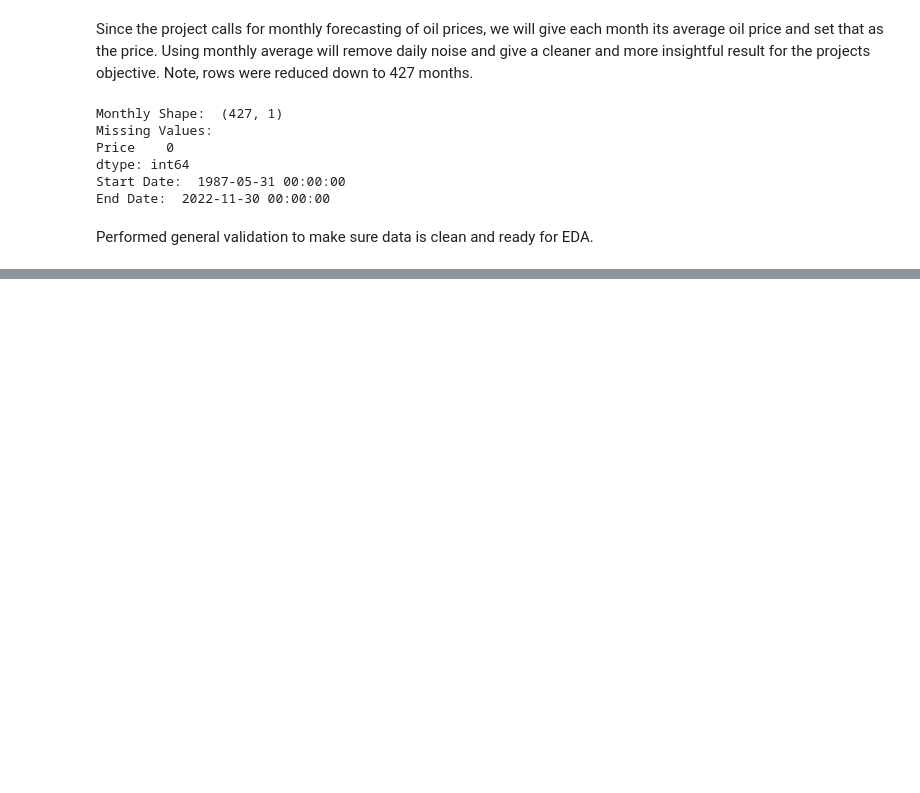
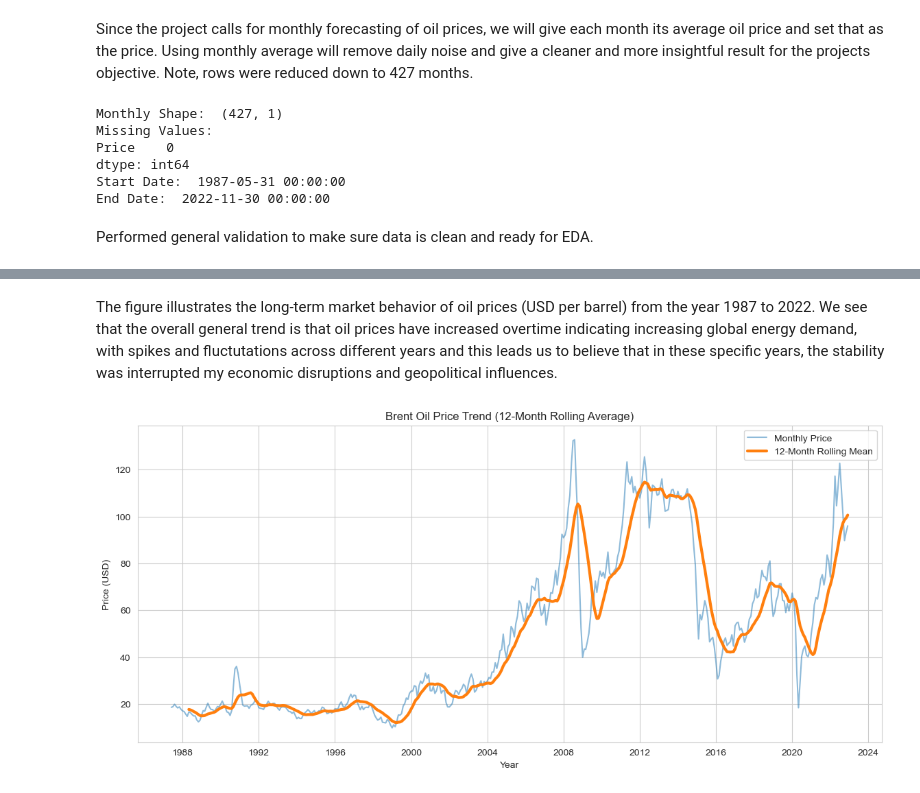
Before and after one commit to hamadmoe/dsai3301-project, a Jupyter notebook: CODE.ipynb, the cells around one changed output, grey strips where cells are left out. Cells and saved outputs as stored; diff of their text form; code cells hidden in the pictures; blank space fills up the shorter version.

```diff
--- a/CODE.ipynb
+++ b/CODE.ipynb
@@ -165,0 +184,36 @@ Performed general validation to make sure data is clean and ready for EDA.
+# %% [markdown]
+The figure illustrates the long-term market behavior of oil prices (USD per barrel) from the year 1987 to 2022. We see that the overall general trend is that oil prices have increased overtime indicating increasing global energy demand, with spikes and fluctutations across different years and this leads us to believe that in these specific years, the stability was interrupted my economic disruptions and geopolitical influences.
+# %%
+monthly_df['Rolling12'] = (
+    monthly_df['Price']
+    .rolling(window=12)
+    .mean()
+)
+
+plt.figure(figsize=(14,6))
+
+plt.plot(
+    monthly_df.index,
+    monthly_df['Price'],
+    alpha=0.5,
+    label='Monthly Price'
+)
+
+plt.plot(
+    monthly_df.index,
+    monthly_df['Rolling12'],
+    linewidth=3,
+    label='12-Month Rolling Mean'
+)
+
+plt.title('Brent Oil Price Trend (12-Month Rolling Average)')
+plt.xlabel('Year')
+plt.ylabel('Price (USD)')
+
+plt.legend()
+
+plt.grid(True)
+
+plt.show()
+# %% [output]
+[figure, added]
```
Also changed, not shown: parts of 10 cells of this notebook.
